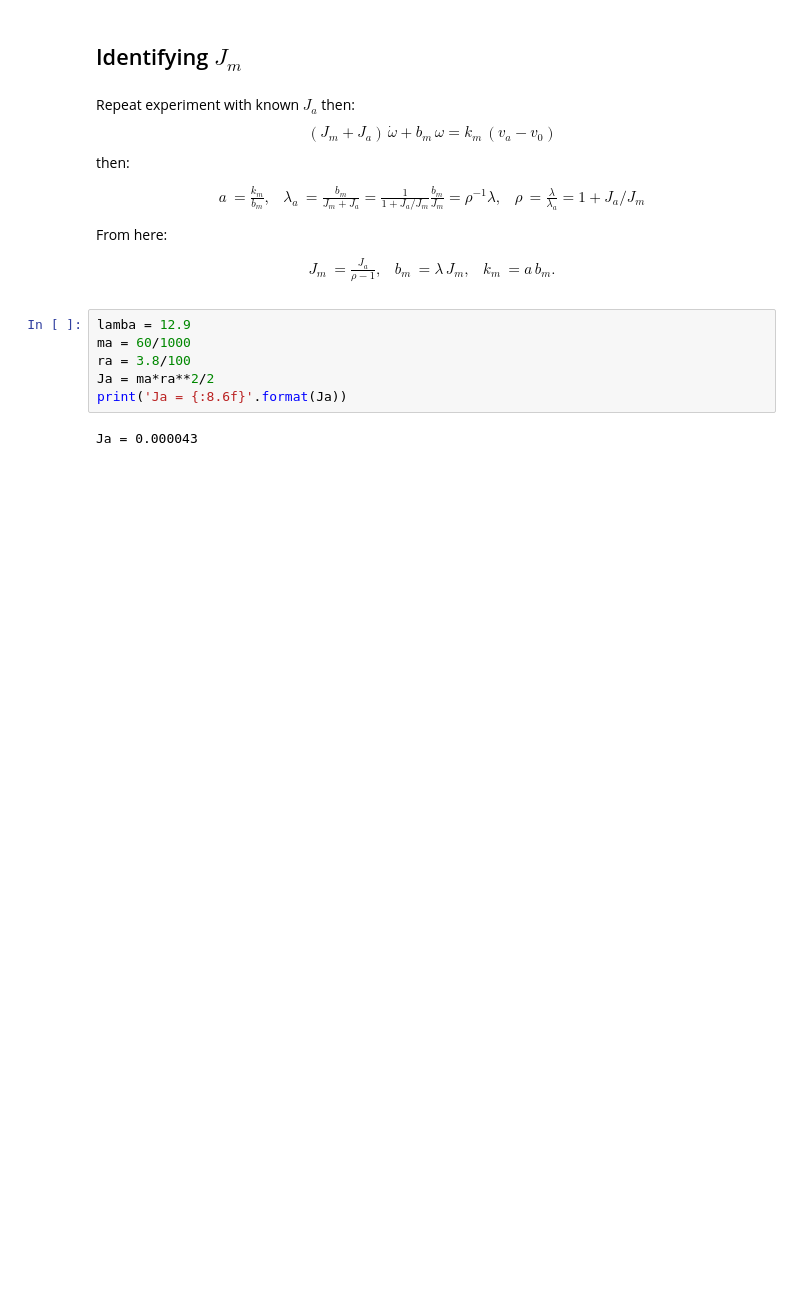
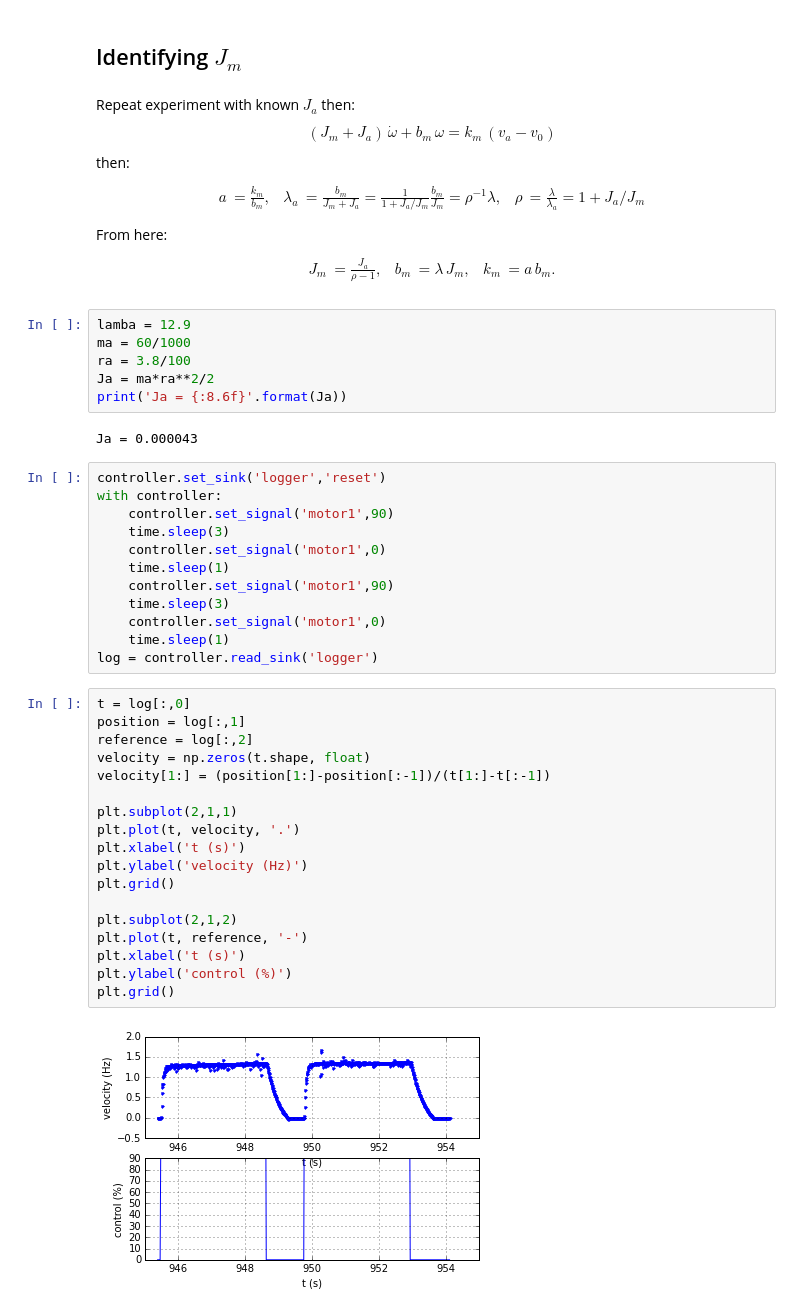
Before and after one commit to mcdeoliveira/pyctrl, a Jupyter notebook: python/notebook/IdentifyMotor.ipynb, the cells around one changed output. Cells and saved outputs as stored; diff of their text form; blank space fills up the shorter version.

```diff
--- a/python/notebook/IdentifyMotor.ipynb
+++ b/python/notebook/IdentifyMotor.ipynb
@@ -187,3 +190,35 @@ Ja = ma*ra**2/2
 print('Ja = {:8.6f}'.format(Ja))
 # %% [output]
 Ja = 0.000043
+# %%
+controller.set_sink('logger','reset')
+with controller:
+    controller.set_signal('motor1',90)
+    time.sleep(3)
+    controller.set_signal('motor1',0)
+    time.sleep(1)
+    controller.set_signal('motor1',90)
+    time.sleep(3)
+    controller.set_signal('motor1',0)
+    time.sleep(1)
+log = controller.read_sink('logger')
+# %%
+t = log[:,0]
+position = log[:,1]
+reference = log[:,2]
+velocity = np.zeros(t.shape, float)
+velocity[1:] = (position[1:]-position[:-1])/(t[1:]-t[:-1])
+
+plt.subplot(2,1,1)
+plt.plot(t, velocity, '.')
+plt.xlabel('t (s)')
+plt.ylabel('velocity (Hz)')
+plt.grid()
+
+plt.subplot(2,1,2)
+plt.plot(t, reference, '-')
+plt.xlabel('t (s)')
+plt.ylabel('control (%)')
+plt.grid()
+# %% [output]
+[figure, added]
```
Also changed, not shown: parts of 18 cells of this notebook, 1 other file.
